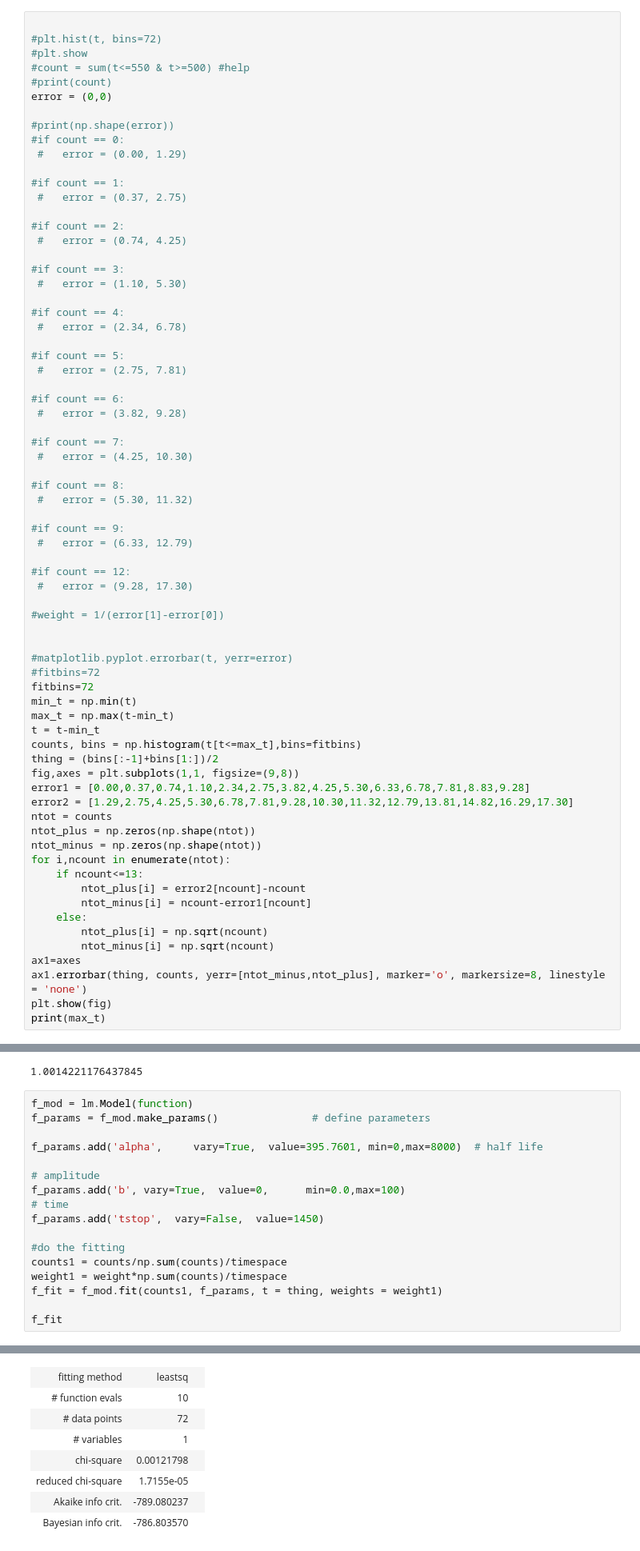
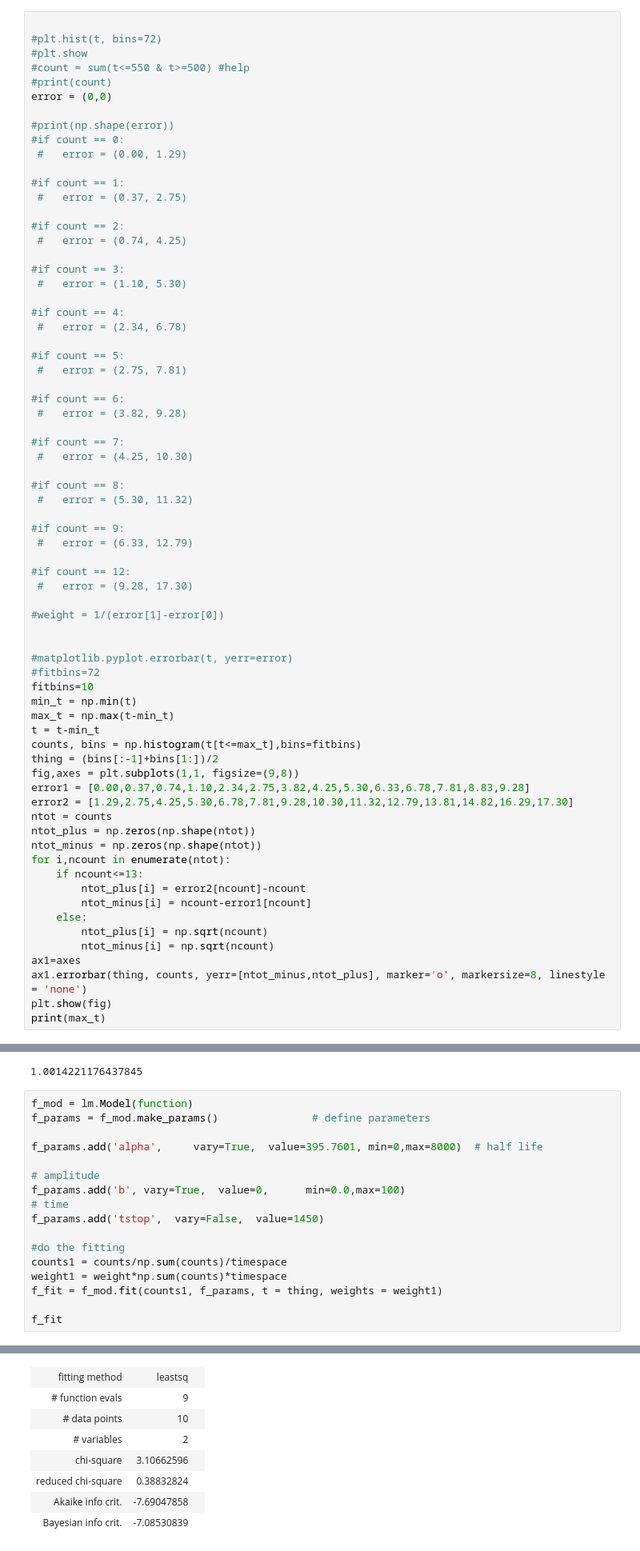
Before and after one commit to villano-lab/thermal-flux_paper2023, a Jupyter notebook: ChiSquare.ipynb, the cells around one changed output, grey strips where cells are left out. Shown at 80% size. Cells and saved outputs as stored; diff of their text form.

```diff
--- a/ChiSquare.ipynb
+++ b/ChiSquare.ipynb
@@ -95,7 +95,7 @@ error = (0,0)
 
 #matplotlib.pyplot.errorbar(t, yerr=error)
 #fitbins=72
-fitbins=72
+fitbins=10
 min_t = np.min(t)
 max_t = np.max(t-min_t)
 t = t-min_t
@@ -196,32 +186,32 @@ print(integrate_df(pdf))
 # %%
 f_mod = lm.Model(function)
 f_params = f_mod.make_params()               # define parameters
 
 f_params.add('alpha',     vary=True,  value=395.7601, min=0,max=8000)  # half life
 
 # amplitude
 f_params.add('b', vary=True,  value=0,      min=0.0,max=100)
 # time
 f_params.add('tstop',  vary=False,  value=1450)
 
 #do the fitting
 counts1 = counts/np.sum(counts)/timespace
-weight1 = weight*np.sum(counts)/timespace
+weight1 = weight*np.sum(counts)*timespace
 f_fit = f_mod.fit(counts1, f_params, t = thing, weights = weight1)
 
 f_fit
 # %% [output]
 Model
 Model(function)
 Fit Statistics
 | fitting method | leastsq |  |
-| # function evals | 10 |  |
-| # data points | 72 |  |
-| # variables | 1 |  |
-| chi-square | 0.00121798 |  |
-| reduced chi-square | 1.7155e-05 |  |
-| Akaike info crit. | -789.080237 |  |
-| Bayesian info crit. | -786.803570 |  |
+| # function evals | 9 |  |
+| # data points | 10 |  |
+| # variables | 2 |  |
+| chi-square | 3.10662596 |  |
+| reduced chi-square | 0.38832824 |  |
+| Akaike info crit. | -7.69047858 |  |
+| Bayesian info crit. | -7.08530839 |  |
 Variables
 | name | value | standard error | relative error | initial value | min | max | vary |
 | tstop | 1450.00000 | 0.00000000 | (0.00%) | 1450 | -inf | inf | False |
```
Also changed, not shown: parts of 5 cells of this notebook.
